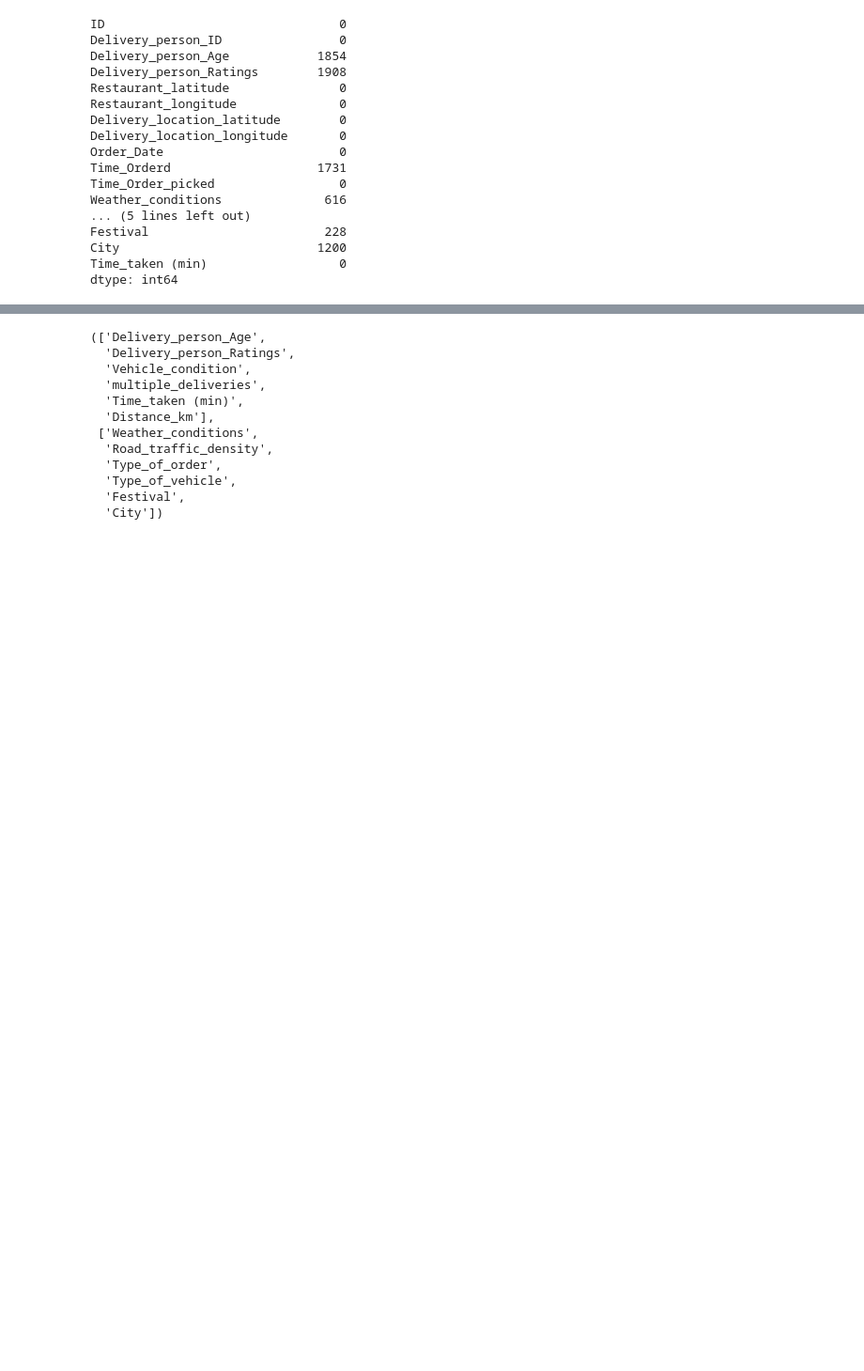
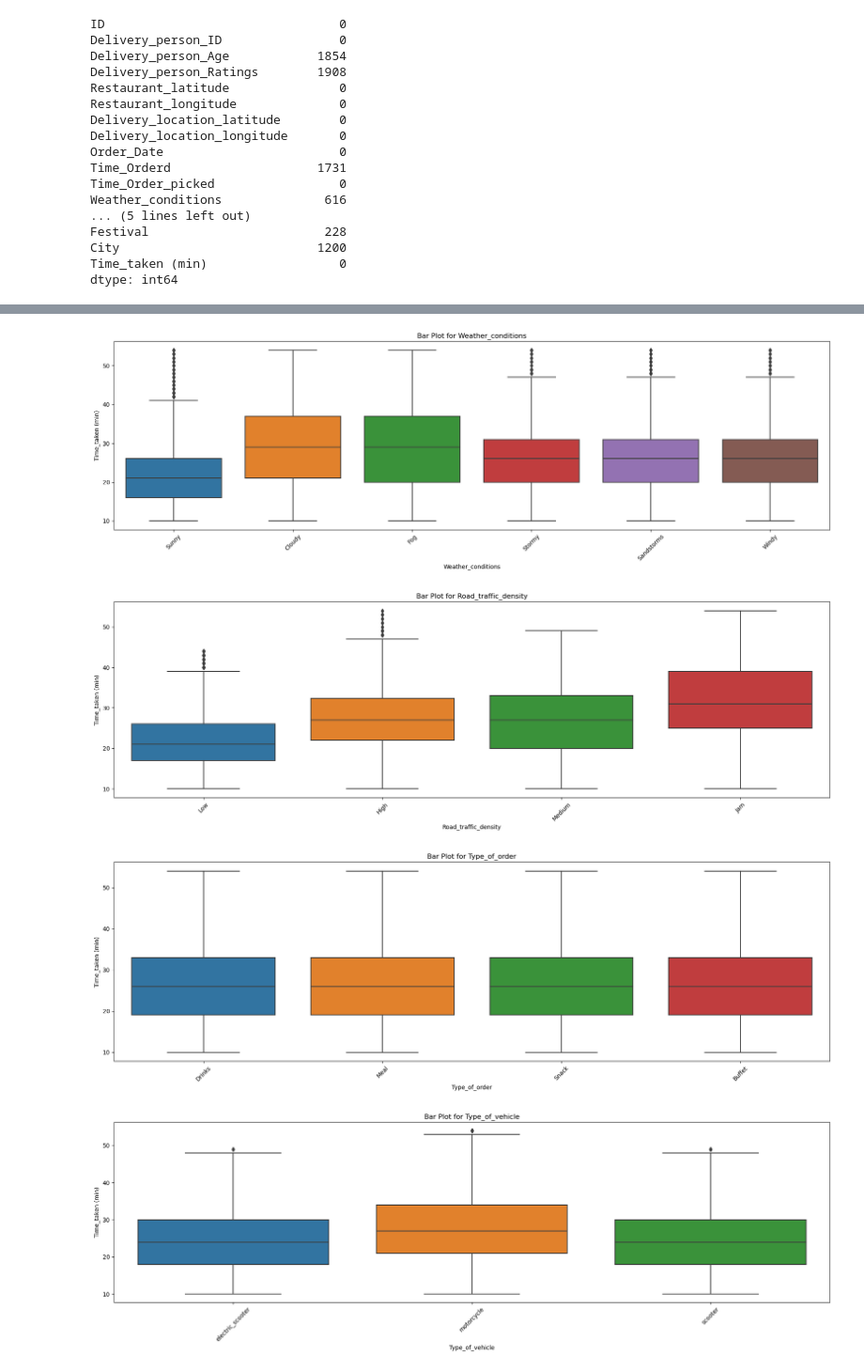
Before and after one commit to Ravikumarchavva/Zomato_deliverytime_prediction, a Jupyter notebook: zomato_raw_model.ipynb, the cells around one changed output, grey strips where cells are left out. Shown at 94% size. Drawn from its saved outputs; the diff is of its cells as text; code cells hidden in the pictures; blank space fills up the shorter version.

```diff
--- a/zomato_raw_model.ipynb
+++ b/zomato_raw_model.ipynb
@@ -159,17 +164,7 @@ num_cols = [col for col in train_data.drop(['Time_Differece_in_minutes'],axis=1)
-# %%
-num_cols,cat_cols
-# %% [output]
-(['Delivery_person_Age',
-  'Delivery_person_Ratings',
-  'Vehicle_condition',
-  'multiple_deliveries',
-  'Time_taken (min)',
-  'Distance_km'],
- ['Weather_conditions',
-  'Road_traffic_density',
-  'Type_of_order',
-  'Type_of_vehicle',
-  'Festival',
-  'City'])
 # %%
-# categorical_box_plot(train_data,cat_cols,"Time_taken (min)")
+categorical_box_plot(train_data,cat_cols,"Time_taken (min)")
+# %% [output]
+[figure, added]
+[figure, added]
+[figure, added]
+[figure, added]
```
Also changed, not shown: parts of 30 cells of this notebook.
